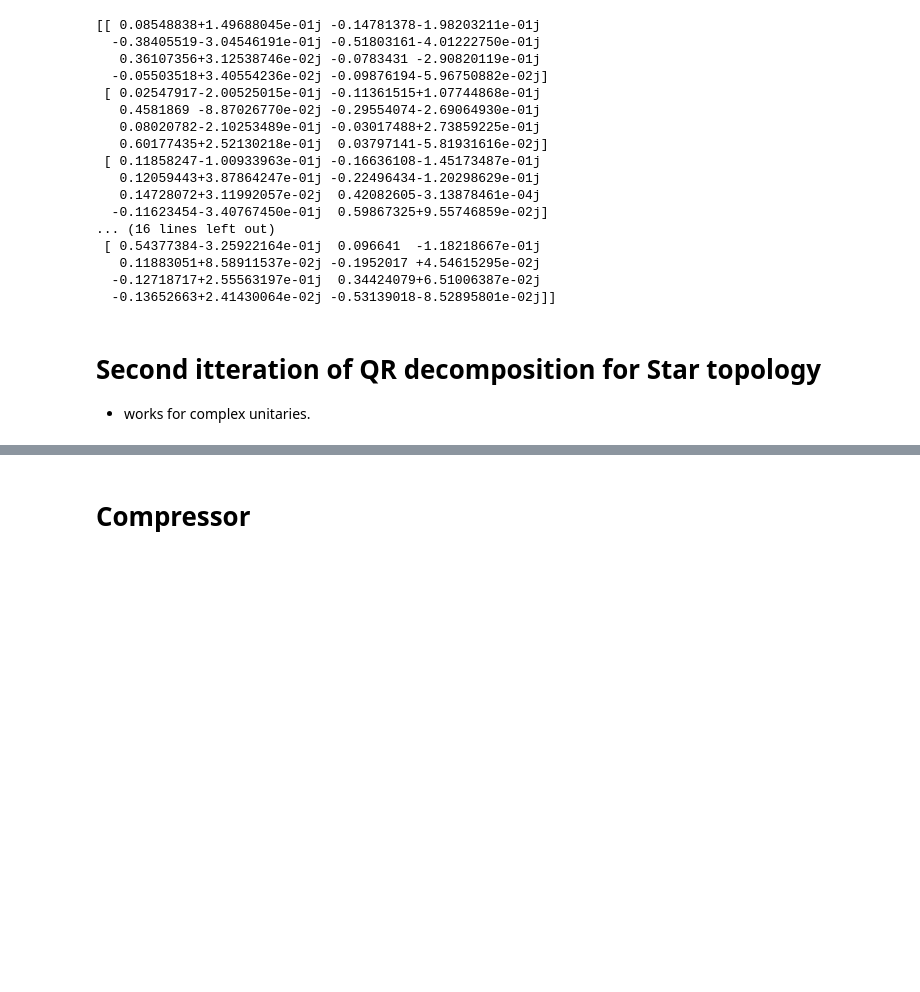
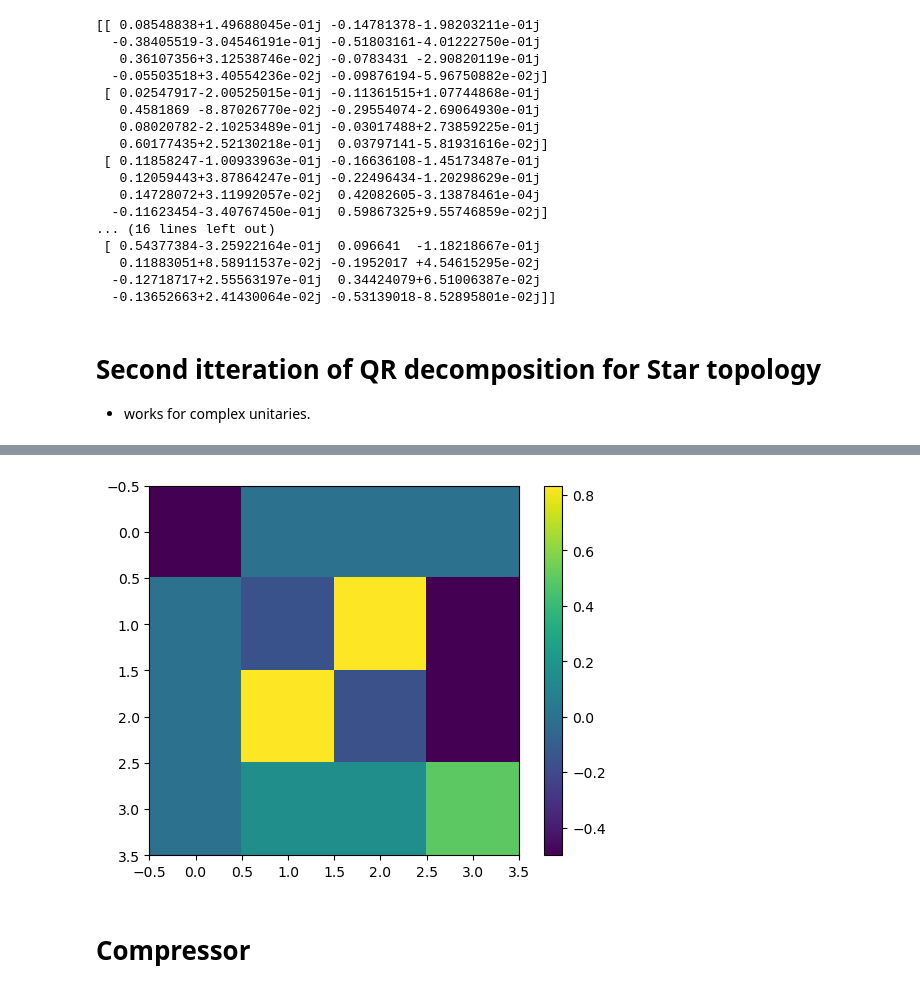
Before and after one commit to GauravTathed/PhD_python_scripts, a Jupyter notebook: Unitary_decomp/BenchmarkingNB.ipynb, the cells around one changed output, grey strips where cells are left out. Drawn from its saved outputs; the diff is of its cells as text; code cells hidden in the pictures; blank space fills up the shorter version.

```diff
--- a/Unitary_decomp/BenchmarkingNB.ipynb
+++ b/Unitary_decomp/BenchmarkingNB.ipynb
@@ -593,0 +601,86 @@ done
+# %%
+
+import numpy as np
+import math  # For np.hypot
+from scipy.linalg import expm
+import matplotlib.pyplot as plt
+
+def coupling_operator_with_phase(i, j, dim, phi):
+    op = np.zeros((dim, dim), dtype=complex)
+    op[i, j] = np.exp(+1j * phi)
+    op[j, i] = np.exp(-1j * phi)
+    return op
+
+def pulse_duration_for_fraction(f, Omega):
+    theta = np.pi * np.array(f)
+    return theta / Omega if Omega != 0 else 0.0
+
+def unitary(couplings, rabi_freqs, fractions, fixed_phase_flags, dim):
+    U_seq = np.eye(dim, dtype=complex)
+    for (levels, Omega, frac, fix_pflag) in zip(couplings, rabi_freqs, fractions, fixed_phase_flags):
+        i, j = levels
+        # In the original scheme the phase was given by fix flag * π.
+        phi_fixed = fix_pflag * np.pi
+        total_phase = phi_fixed
+        H_op = coupling_operator_with_phase(i, j, dim, total_phase)
+        H_coupling = 0.5 * Omega * H_op
+        t_pulse = pulse_duration_for_fraction(frac, Omega)
+        U_pulse = expm(-1j * H_coupling * t_pulse)
+        print(np.round(U_pulse,3))
+        U_seq = U_pulse @ U_seq
+    return U_seq
+
+def fix_couplings_and_phases(couplings, fixed_phase_flags):
+    new_couplings = []
+    new_fixed_phase_flags = []
+    for (cpl, phase_flag) in zip(couplings, fixed_phase_flags):
+        i, j = cpl
+        if i != 0 and j == 0:
+            cpl_fixed = (0, i)
+            phase_flag_fixed = phase_flag + 1.0
+        else:
+            cpl_fixed = cpl
+            phase_flag_fixed = phase_flag
+        new_couplings.append(cpl_fixed)
+        new_fixed_phase_flags.append(phase_flag_fixed)
+    return new_couplings, new_fixed_phase_flags
+
+dim = 4
+# couplings =  [(0, 7), (0, 3), (0, 6), (0, 4), (0, 5), (0, 2), (0, 1), (0, 2), (0, 5), (0, 4), (0, 6), (0, 3), (0, 7), (0, 1), (0, 2), (0, 4), (0, 3), (0, 7), (0, 2), (0, 5), (0, 6), (0, 3), (0, 5), (0, 4), (0, 6), (0, 7), (0, 4), (0, 6), (0, 3), (0, 6), (0, 0), (0, 0)]
+# fractions =  [1.5, 0.3918265520306073, 0.33333333333333337, 0.2951672353008666, 0.26772047280122996, 0.24675171442884994, 0.7699465438373841, 0.45437105165701, 0.4195693767448337, 0.2951672353008666, 0.33333333333333326, 0.2163468959387855, 0.33333333333333326, 1.0, 1.0, 1.0, 0.33333333333333326, 0.3918265520306073, 1.0, 1.0, 1.6666666666666667, 0.49999999999999983, 1.0, 1.0, 1.6081734479693928, 0.5000000000000002, 1.0, 1.0, 1.0, 1.0, 0, 0]
+# phases =  [1.5, 1.5, 1.5, 1.5, 1.5, 1.5, 0.5, 1.5, 0.5, 1.5, 1.5, 0.5, 1.5, 0.5, 0.5, 1.5, 0.5, 1.5, 0.5, 0.5, 0.5, 0.5, 0.5, 0.5, 1.5, 1.5, 0.5, 0.5, 0.5, 0.5, 0.0, 0.0]
+
+
+# couplings =  [(0, 7), (0, 6), (0, 5), (0, 4), (0, 3), (0, 2), (0, 1), (0, 2), (0, 3), (0, 4), (0, 5), (0, 6), (0, 7), (0, 1), (0, 2), (0, 7), (0, 6), (0, 5), (0, 4), (0, 3), (0, 2), (0, 3), (0, 4), (0, 5), (0, 6), (0, 7), (0, 3), (0, 4), (0, 7), (0, 6), (0, 5), (0, 4), (0, 5), (0, 6), (0, 7), (0, 5), (0, 6), (0, 7), (0, 6), (0, 0)]
+# fractions =  [0.8309853544413607, 0.405074459183113, 0.1351381493190214, 0.21681852831883802, 0.2614297151954402, 0.10165700631718896, 0.870422580467167, 0.6100471480035311, 0.4727901526508611, 0.39339181207771656, 0.6433786099750364, 0.2762345548325639, 0.1792085741624918, 1.0, 1.0, 0.8164549214589332, 0.10370568396537178, 0.07142920960102593, 0.40101764874596435, 0.5482777740755138, 1.0, 1.0, 0.17896324655303605, 0.2451157215691435, 0.3009553844069261, 0.2782368577512706, 1.0, 1.0, 0.1580592435710827, 0.03204681254878147, 0.17880203841870163, 1.0, 1.0, 0.7771023221585398, 0.3139247614635512, 1.0, 1.0, 0.7380895853859131, 1.0, 0.0]
+# phases =  [0.5067006073488289, 1.1345532135272818, 1.689379565184463, 0.19703057729468287, 1.3426643417203477, 0.22446369983462838, 1.4597703933793893, 1.5349492454767724, 0.25253239577826553, 0.38741821849844643, 1.7932976737811432, 0.4063374724369041, 1.8860259599544964, 0.0, 0.0, 0.10830559611648204, 1.5432919316730027, 0.06032296837401695, 0.48531420626446714, 1.9687261067736828, 0.0, 0.0, 0.6751653928064848, 1.0324876925834237, 1.0496379519628358, 1.4781595262178786, 0.0, 0.0, 1.3532182368416654, 0.5895329435433218, 1.3789522675115102, 0.0, 0.0, 0.1269599285460637, 1.734357062143504, 0.0, 0.0, 0.027972071412101337, 0.0, 0.0]
+# couplings =  [(0, 2), (0, 3), (0, 1), (0, 3), (0, 2), (0, 1), (0, 3), (0, 2), (0, 3), (0, 0)]
+# fractions =  [0.6798331930335908, 0.6197410062812447, 0.5220058628194674, 0.8804945446447829, 0.15327903076798327, 1.0, 1.0, 0.45509092711847554, 1.0, 0.0]
+# phases =  [0.8073938367195502, 0.3605569285320291, 0.6615333058477578, 0.8219949895588408, 1.967541668709914, 0.0, 0.0, 0.7092217749781797, 0.0, 0.0]
+
+couplings =  [(0, 2), (0, 1), (0, 3), (0, 1), (0, 2), (0, 3), (0, 1), (0, 2), (0, 1), (0, 0)]
+fractions =  [0.5, 0.3918265520306073, 0.6666666666666666, 0.3918265520306072, 0.49999999999999994, 1.0, 1.0, 1.0, 1.0, 0.0]
+phases =  [0.0, 0.0, 1.0, 1.0, 1.0, 0.0, 0.0, 1.0, 0.0, 0.0]
+
+fixed_phase_flags = phases
+rabi_freqs = [1]*len(couplings)
+
+
+# dim = 4
+# couplings =  [(0, 3), (0, 2), (0, 1), (0, 2), (0, 3), (0, 1), (0, 2), (0, 3), (0, 2), (0, 0)]
+# fractions =  [1.5, 0.3918265520306073, 0.6666666666666667, 0.3918265520306073, 0.5, 1.0, 1.0, 1.0, 1.0, 0]
+# phases =  [1.5, 1.5, 0.5, 1.5, 1.5, 0.5, 0.5, 1.5, 0.5, 0.0]
+# fixed_phase_flags = phases
+# rabi_freqs = [1]*len(couplings)
+# couplings, fixed_phase_flags = fix_couplings_and_phases(couplings, fixed_phase_flags)
+# print("Fixed Couplings and Phase Flags:")
+# print(couplings, fixed_phase_flags)
+
+# Build the target unitary using the original pulses.
+A2 = unitary(couplings, rabi_freqs, fractions, fixed_phase_flags, dim)
+print("\nTarget Unitary (rounded):")
+print(np.round(A2, 3))
+plt.imshow(np.real(A2))
+plt.colorbar()
+plt.show()
+# %% [output]
@@ -594,3 +704,4 @@ done
+[figure, added]
 # %% [markdown]
 # Compressor
 # %%
```
Also changed, not shown: parts of 3 cells of this notebook, 5 other files.
